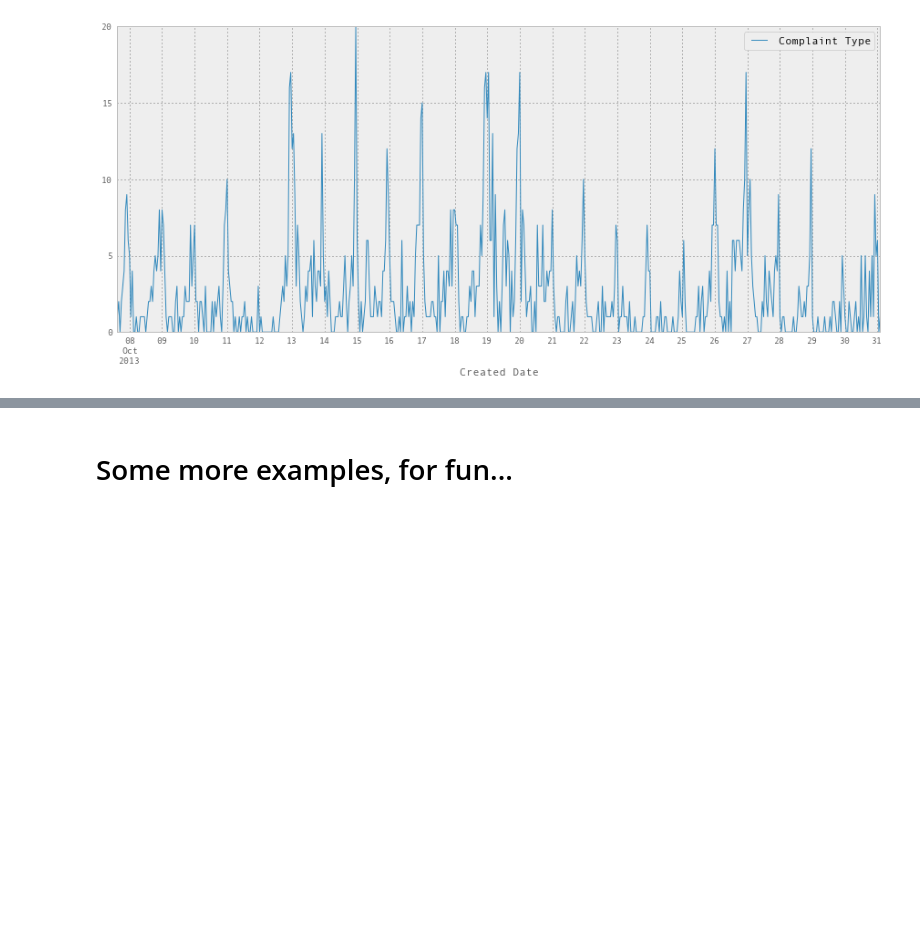
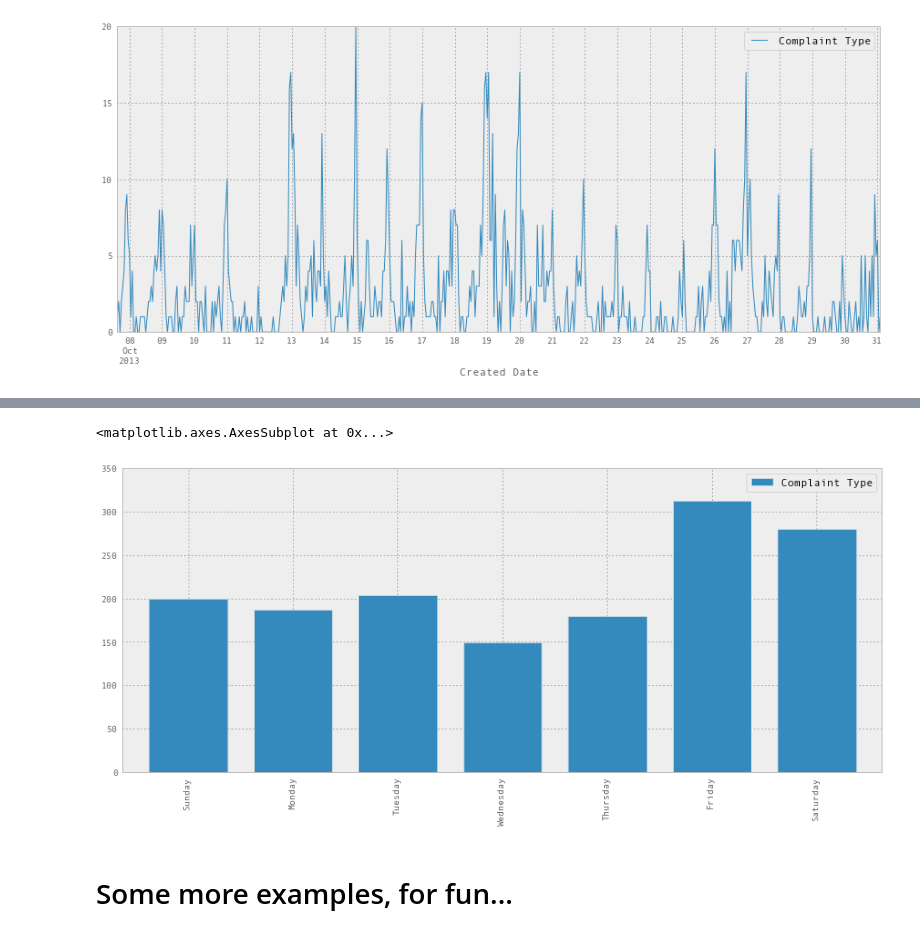
Before and after one commit to jvns/talks, a Jupyter notebook: pydatanyc2013/NYC Python talk.ipynb, the cells around one changed output, grey strips where cells are left out. Saved outputs shown, nothing was run; the diff lists cells and outputs as text; code cells hidden in the pictures; blank space fills up the shorter version.

Commit message:
Add some groupby stuff

```diff
--- a/pydatanyc2013/NYC Python talk.ipynb
+++ b/pydatanyc2013/NYC Python talk.ipynb
@@ -277,0 +291,3 @@ noise_complaints.set_index('Created Date').sort_index().resample('H', how=len).p
+# %%
+complaints_by_day = noise_complaints.groupby('weekday').aggregate(len)
+complaints_by_day
@@ -278,3 +304,9 @@ noise_complaints.set_index('Created Date').sort_index().resample('H', how=len).p
+# %%
+complaints_by_day.index = ['Sunday', 'Monday', 'Tuesday', 'Wednesday', 'Thursday', 'Friday', 'Saturday']
+complaints_by_day.plot(kind='bar')
+# %% [output]
+<matplotlib.axes.AxesSubplot at 0x...>
+[figure, added]
 # %% [markdown]
 # Some more examples, for fun...
 # %% [markdown]
```
Also changed, not shown: parts of 8 cells of this notebook.
